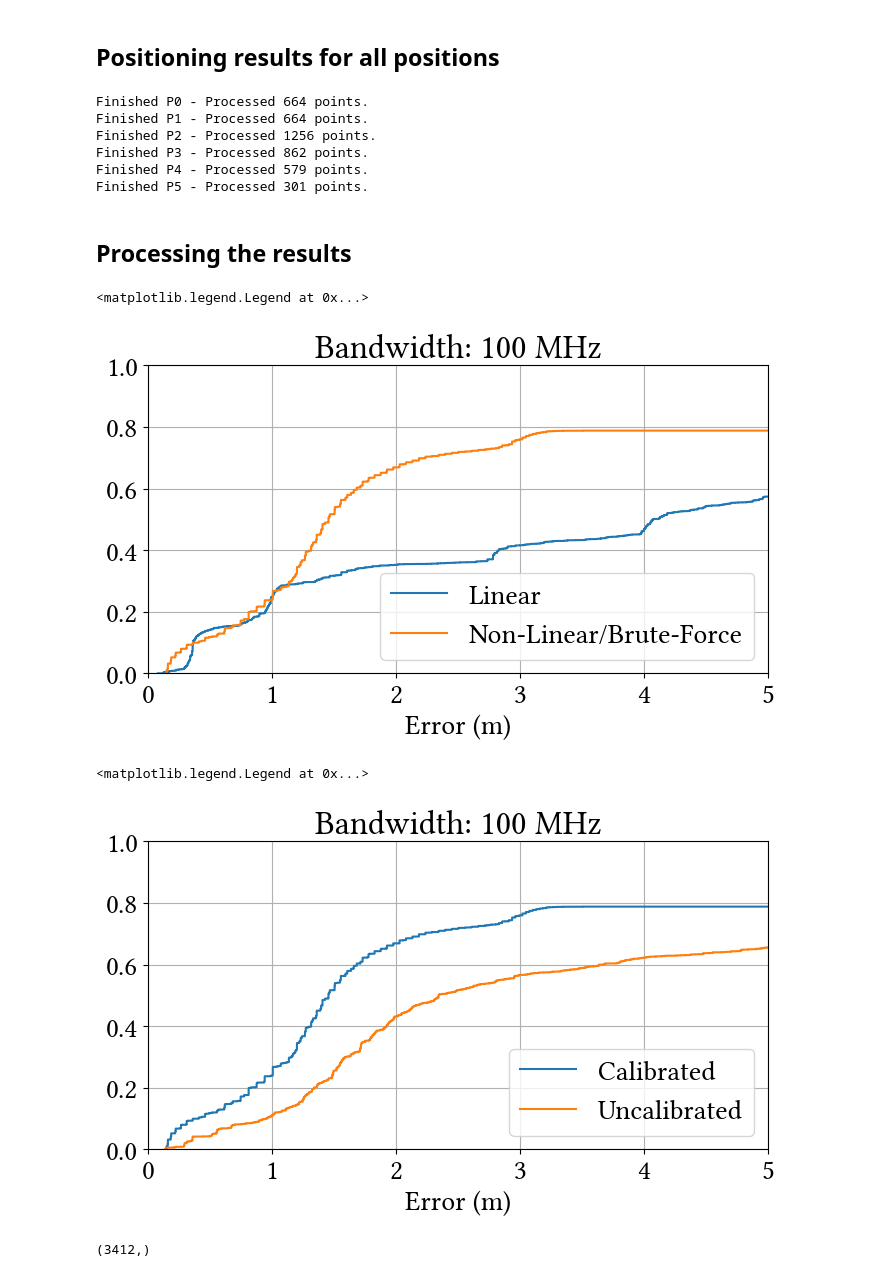
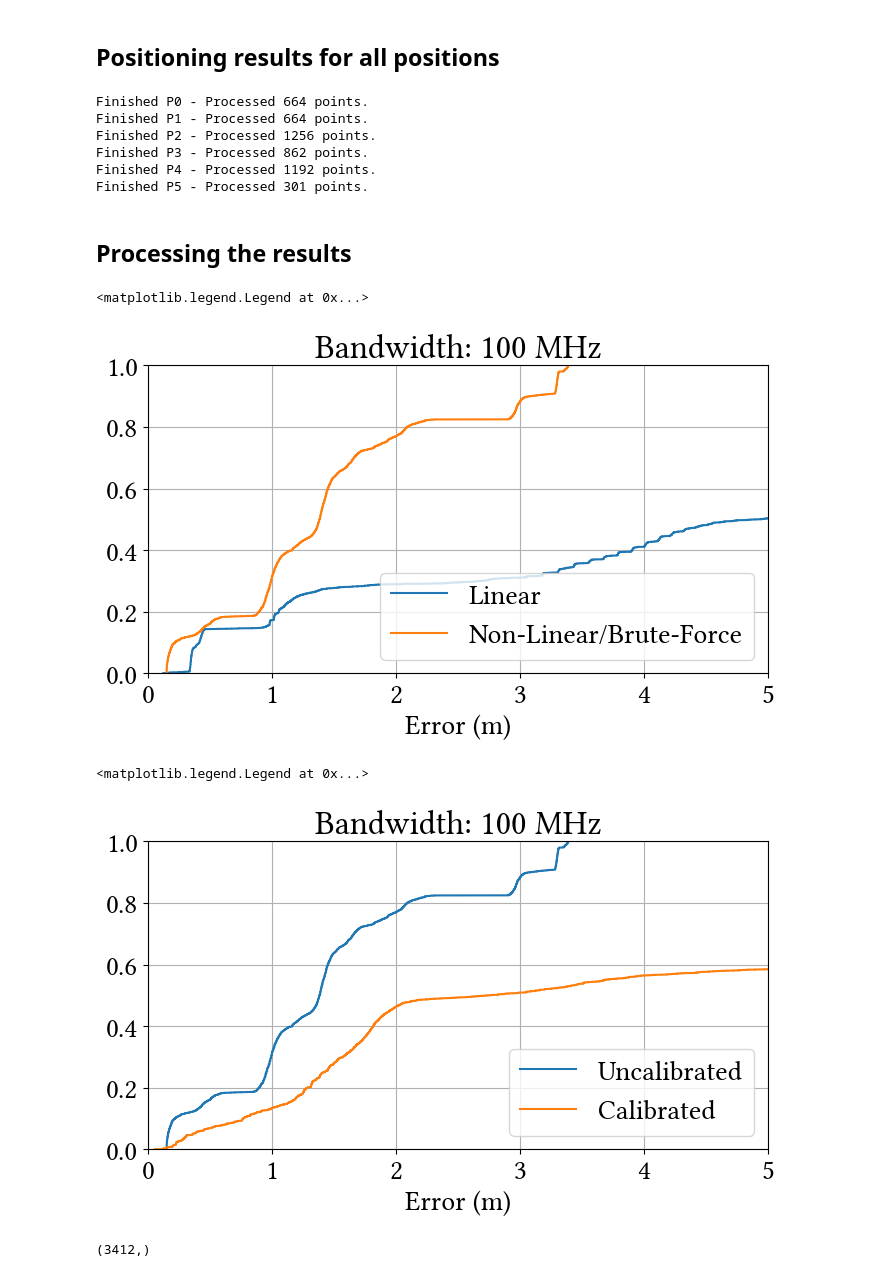
Before and after one commit to yagoliz/5glocalization, a Jupyter notebook: notebooks/ext-03-tdoa_5g_tdoa_plots.ipynb, the cells around one changed output. Saved outputs shown, nothing was run; the diff lists cells and outputs as text; code cells hidden in the pictures.

```diff
--- a/notebooks/ext-03-tdoa_5g_tdoa_plots.ipynb
+++ b/notebooks/ext-03-tdoa_5g_tdoa_plots.ipynb
@@ -306,9 +306,9 @@ plt.show()
 # Let's analyze one frequency at a time
 frequency_mhz = 100  # MHz
 frequency = frequency_mhz * 1e6
-ma_window = 20
+ma_window = 50
 offset = True
-lr = 0.4
+lr = 0.1
 ngnb = 4
 
 result_dict = {}
@@ -333,12 +333,7 @@ for position in range(0, 6):
     # This is internal knowledge
     if frequency_mhz == 100:
         if ngnb == 4:
-            if position == 4:
-                df.drop(["gNB0", "P0"], axis=1, inplace=True)
-                n = 3
-                gnbs = gNBs[1:, :]
-            else:
-                gnbs = gNBs
+            gnbs = gNBs
         else:
             df.drop(["gNB0", "P0"], axis=1, inplace=True)
             n = 3
@@ -374,10 +369,7 @@ for position in range(0, 6):
     # Vectorized version to obtain TDOA values
     if frequency_mhz == 100:
         if ngnb == 4:
-            if position == 4:
-                toas = df_filt[["gNB1", "gNB2", "gNB3"]].to_numpy()
-            else:
-                toas = df_filt[["gNB0", "gNB1", "gNB2", "gNB3"]].to_numpy()
+            toas = df_filt[["gNB0", "gNB1", "gNB2", "gNB3"]].to_numpy()
         else:
             toas = df_filt[["gNB1", "gNB2", "gNB3"]].to_numpy()
     elif frequency_mhz == 40:
@@ -438,7 +430,7 @@ Finished P0 - Processed 664 points.
 Finished P1 - Processed 664 points.
 Finished P2 - Processed 1256 points.
 Finished P3 - Processed 862 points.
-Finished P4 - Processed 579 points.
+Finished P4 - Processed 1192 points.
 Finished P5 - Processed 301 points.
 # %% [markdown]
 ## Processing the results
@@ -447,10 +439,10 @@ import pickle
 frequency_mhz = 100
 # %%
 if frequency_mhz == 100:
-    with open('comnets_data/results/experiments/4_100mhz_window_5_offset_False_lr_40.pickle', 'rb') as p:
+    with open('comnets_data/results/experiments/4_100mhz_window_50_offset_False_lr_40.pickle', 'rb') as p:
         data_no_offset = pickle.load(p)
 
-    with open('comnets_data/results/experiments/4_100mhz_window_5_offset_True_lr_40.pickle', 'rb') as p:
+    with open('comnets_data/results/experiments/4_100mhz_window_50_offset_True_lr_10.pickle', 'rb') as p:
         data_wt_offset = pickle.load(p)
 else:
     with open('comnets_data/results/experiments/3_40mhz_window_10_offset_False_lr_40.pickle', 'rb') as p:
@@ -504,22 +496,22 @@ ax.set_xlabel('Error (m)')
 ax.legend(['Linear', 'Non-Linear/Brute-Force'])
 # %% [output]
 <matplotlib.legend.Legend at 0x...>
-[figure, old version]
+[figure, new version]
 # %%
 f, ax = plt.subplots(figsize=(8, 4))
 
 ax.ecdf(eenli)
 ax.ecdf(eenli_o)
 
 ax.set_xlim([0,5])
 ax.grid()
 
 ax.set_title(f'Bandwidth: {frequency_mhz} MHz')
 ax.set_xlabel('Error (m)')
-ax.legend(['Calibrated', 'Uncalibrated'])
+ax.legend(['Uncalibrated', 'Calibrated'])
 # %% [output]
 <matplotlib.legend.Legend at 0x...>
-[figure, old version]
+[figure, new version]
 # %%
 # %% [output]
 (3412,)
```
Also changed, not shown: 12 other files.
